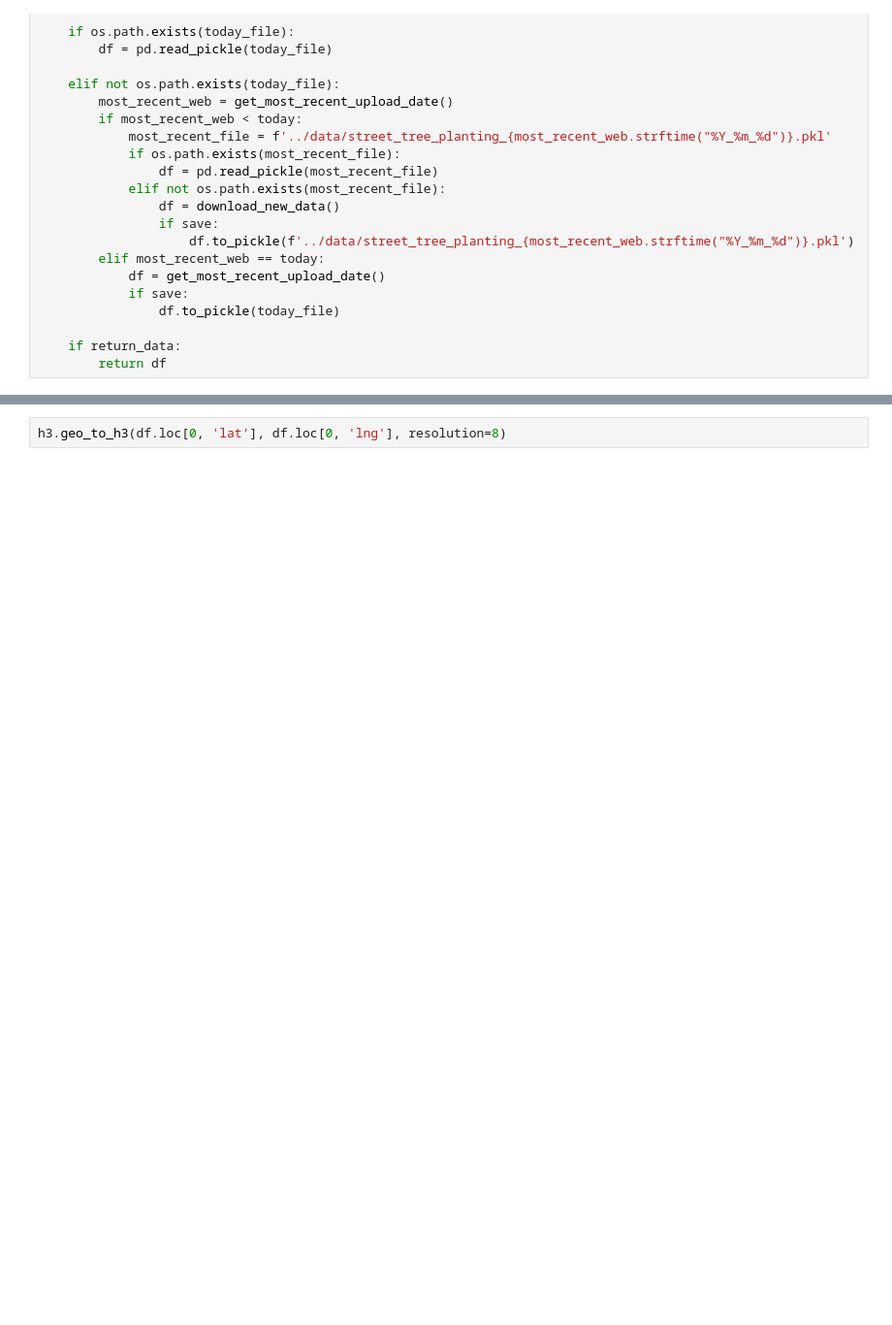
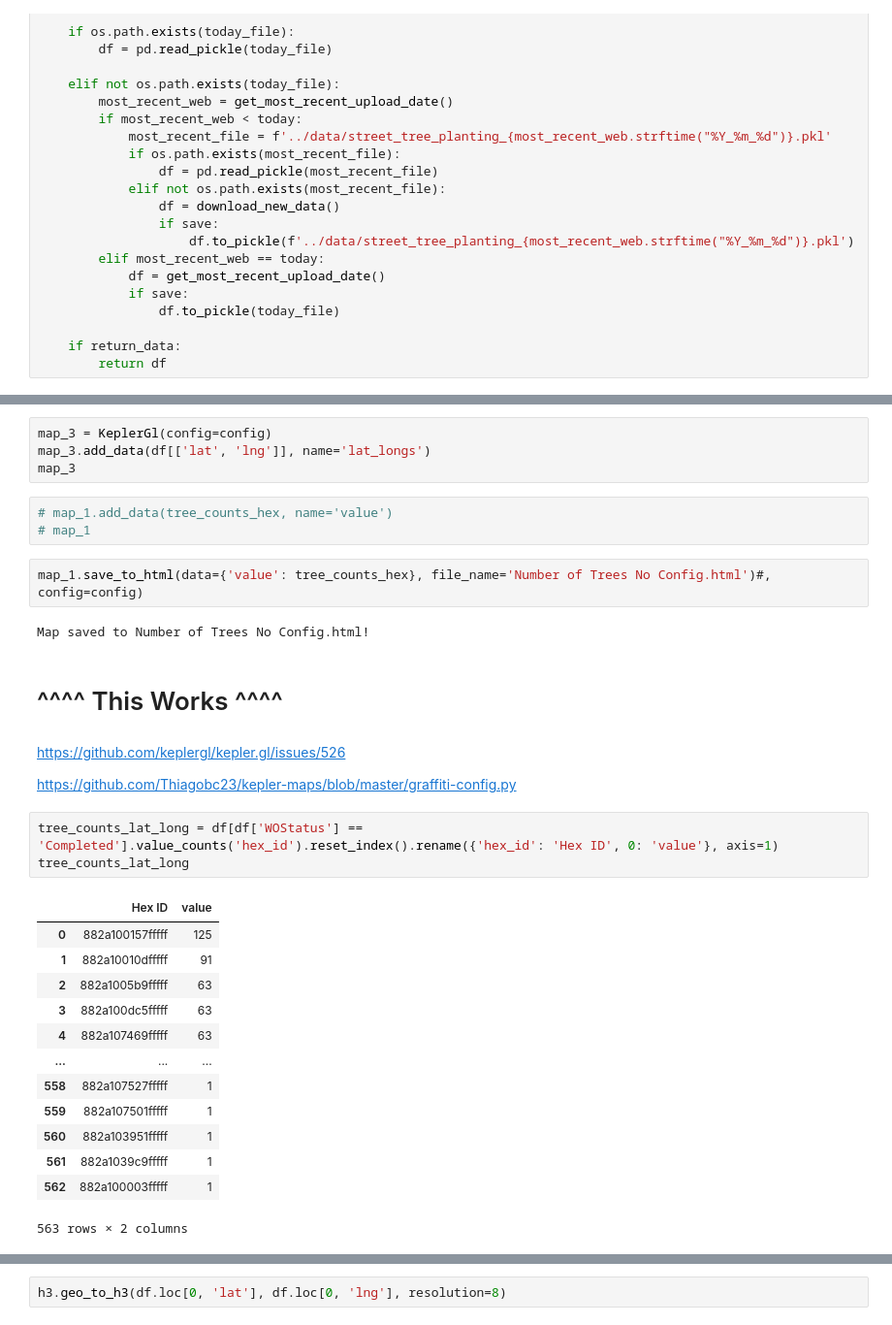
Before and after one commit to mcmanus-git/NYC-street-tree-planting, a Jupyter notebook: eda_and_scratches/h3 test.ipynb, the cells around one changed output, grey strips where cells are left out. Shown at 97% size. Cells and saved outputs as stored; diff of their text form; blank space fills up the shorter version.

```diff
--- a/eda_and_scratches/h3 test.ipynb
+++ b/eda_and_scratches/h3 test.ipynb
@@ -98,0 +706,34 @@ KeplerGl()
+# %%
+map_3 = KeplerGl(config=config)
+map_3.add_data(df[['lat', 'lng']], name='lat_longs')
+map_3
+# %%
+# map_1.add_data(tree_counts_hex, name='value')
+# map_1
+# %%
+map_1.save_to_html(data={'value': tree_counts_hex}, file_name='Number of Trees No Config.html')#, config=config)
+# %% [output]
+Map saved to Number of Trees No Config.html!
+# %% [markdown]
+# ^^^^ This Works  ^^^^
+# %% [markdown]
+https://github.com/keplergl/kepler.gl/issues/526
+
+https://github.com/Thiagobc23/kepler-maps/blob/master/graffiti-config.py
+# %%
+tree_counts_lat_long = df[df['WOStatus'] == 'Completed'].value_counts('hex_id').reset_index().rename({'hex_id': 'Hex ID', 0: 'value'}, axis=1)
+tree_counts_lat_long
+# %% [output]
+|  | Hex ID | value |
+| 0 | 882a100157fffff | 125 |
+| 1 | 882a10010dfffff | 91 |
+| 2 | 882a1005b9fffff | 63 |
+| 3 | 882a100dc5fffff | 63 |
+| 4 | 882a107469fffff | 63 |
+| ... | ... | ... |
+| 558 | 882a107527fffff | 1 |
+| 559 | 882a107501fffff | 1 |
+| 560 | 882a103951fffff | 1 |
+| 561 | 882a1039c9fffff | 1 |
+| 562 | 882a100003fffff | 1 |
+563 rows × 2 columns
```
Also changed, not shown: parts of 28 cells of this notebook, 7 other files.
